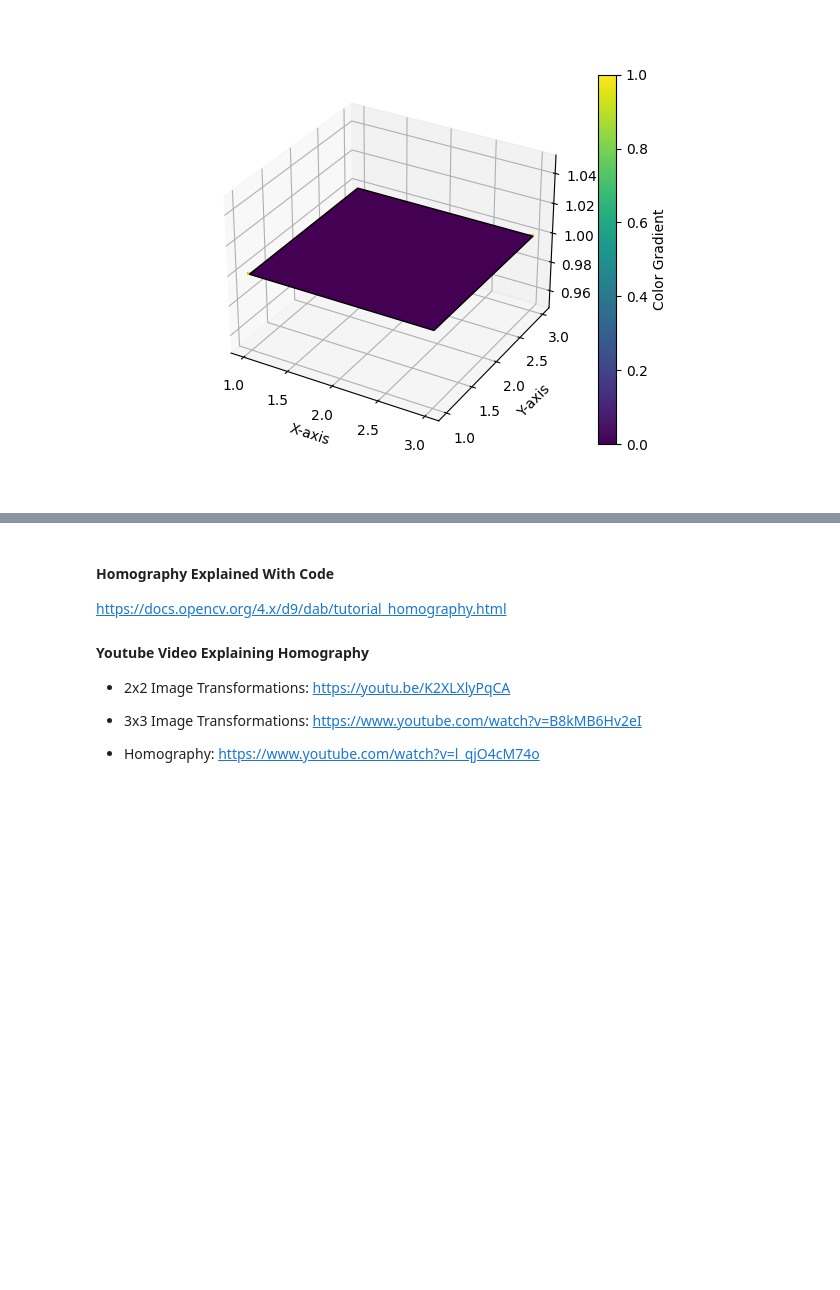
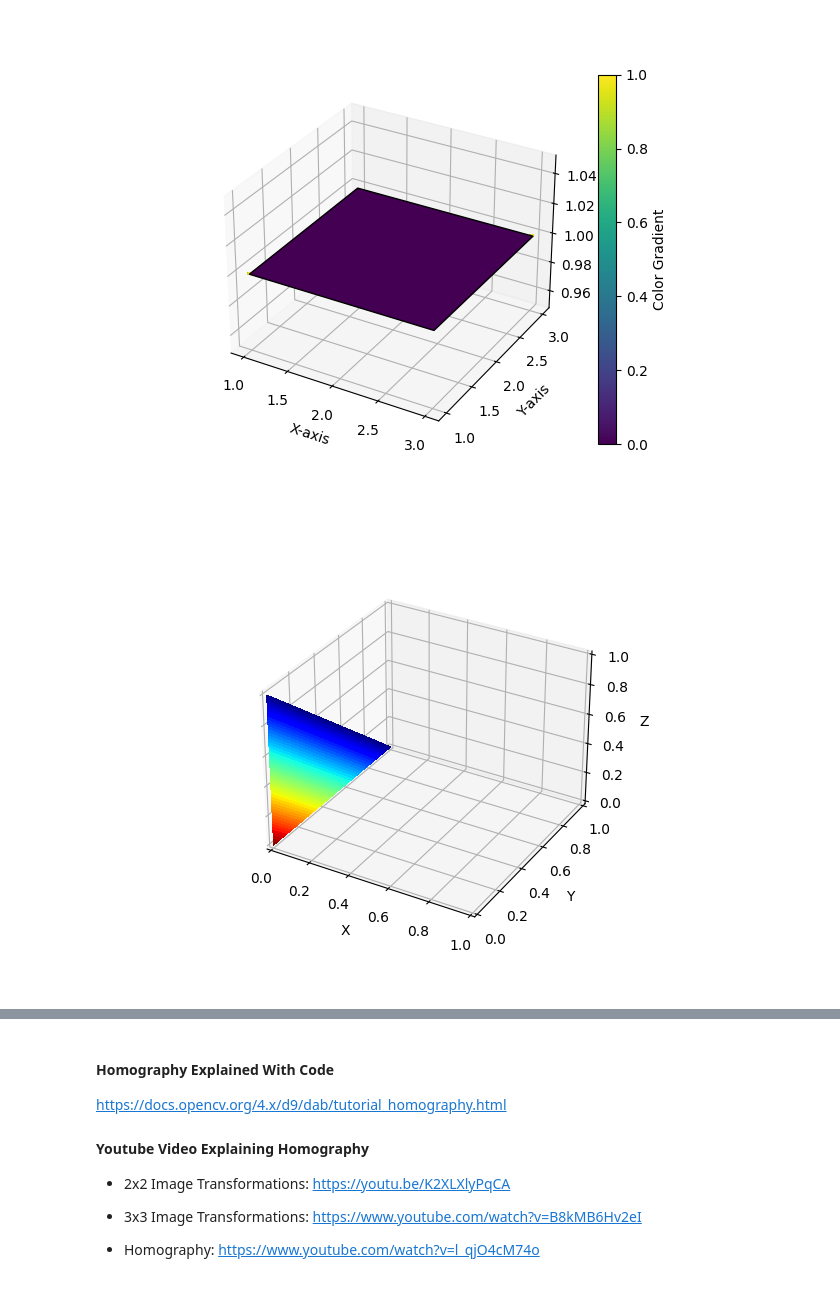
Before and after one commit to JoshuaG-K/transformation-visualization-tool, a Jupyter notebook: transformations.ipynb, the cells around one changed output, grey strips where cells are left out. Cells and saved outputs as stored; diff of their text form; code cells hidden in the pictures; blank space fills up the shorter version.

```diff
--- a/transformations.ipynb
+++ b/transformations.ipynb
@@ -132,3 +132,27 @@ cbar.set_label('Color Gradient')
 plt.show()
 # %% [output]
 [figure]
+# %%
+fig = plt.figure()
+ax = fig.add_subplot(projection='3d')
+
+X, Y = np.meshgrid(np.linspace(0,1), np.linspace(0,1))
+Z = 1.-X-Y
+Z[Z<0] = 0
+# for i in range(X.shape[0]):
+#     print(X[i])
+# print(X)
+# print("=======")
+# print(Y)
+# print("=======")
+# print(Z)
+cset = ax.contourf(X, Y, Z, zdir='x', levels=np.linspace(0,1),offset=0, cmap=plt.cm.jet)
+ax.set_xlabel('X')
+ax.set_xlim(0, 1)
+ax.set_ylabel('Y')
+ax.set_ylim(0,1)
+ax.set_zlabel('Z')
+ax.set_zlim(0,1)
+plt.show()
+# %% [output]
+[figure, added]
```
Also changed, not shown: parts of 1 cell of this notebook.
